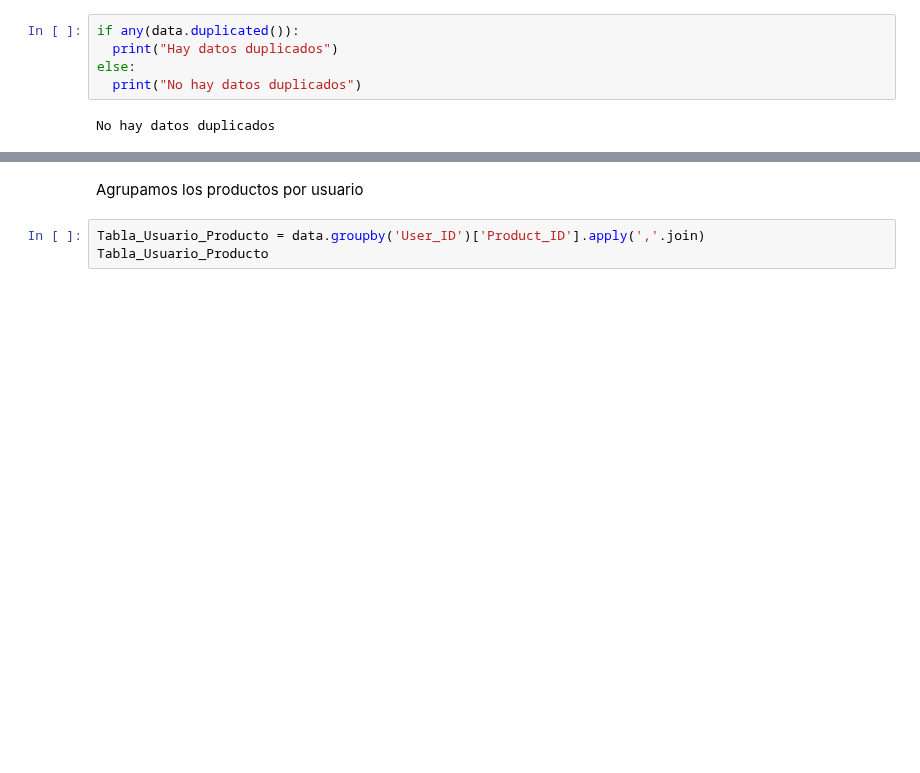
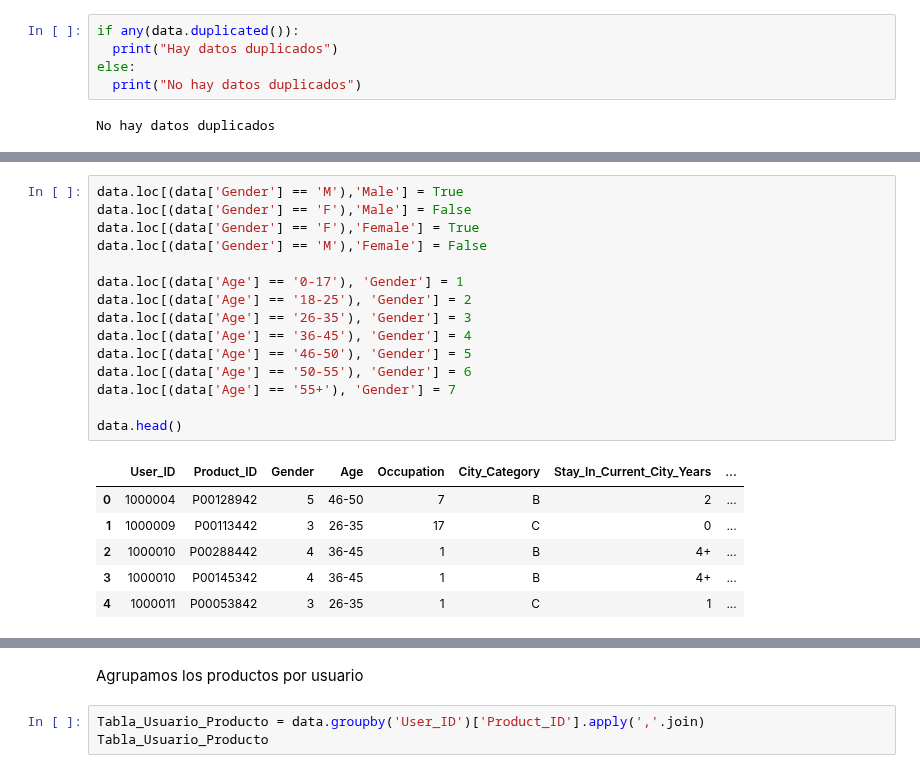
Before and after one commit to javierarteagapuell/deeplearning, a Jupyter notebook: Prac2Ej1.ipynb, the cells around one changed output, grey strips where cells are left out. Drawn from its saved outputs; the diff is of its cells as text; blank space fills up the shorter version.

```diff
--- a/Prac2Ej1.ipynb
+++ b/Prac2Ej1.ipynb
@@ -62,0 +76,22 @@ No hay datos duplicados
+# %%
+data.loc[(data['Gender'] == 'M'),'Male'] = True
+data.loc[(data['Gender'] == 'F'),'Male'] = False
+data.loc[(data['Gender'] == 'F'),'Female'] = True
+data.loc[(data['Gender'] == 'M'),'Female'] = False
+
+data.loc[(data['Age'] == '0-17'), 'Gender'] = 1
+data.loc[(data['Age'] == '18-25'), 'Gender'] = 2
+data.loc[(data['Age'] == '26-35'), 'Gender'] = 3
+data.loc[(data['Age'] == '36-45'), 'Gender'] = 4
+data.loc[(data['Age'] == '46-50'), 'Gender'] = 5
+data.loc[(data['Age'] == '50-55'), 'Gender'] = 6
+data.loc[(data['Age'] == '55+'), 'Gender'] = 7
+
+data.head()
+# %% [output]
+|  | User_ID | Product_ID | Gender | Age | Occupation | City_Category | Stay_In_Current_City_Years | ... |
+| 0 | 1000004 | P00128942 | 5 | 46-50 | 7 | B | 2 | ... |
+| 1 | 1000009 | P00113442 | 3 | 26-35 | 17 | C | 0 | ... |
+| 2 | 1000010 | P00288442 | 4 | 36-45 | 1 | B | 4+ | ... |
+| 3 | 1000010 | P00145342 | 4 | 36-45 | 1 | B | 4+ | ... |
+| 4 | 1000011 | P00053842 | 3 | 26-35 | 1 | C | 1 | ... |
```
Also changed, not shown: parts of 16 cells of this notebook.
